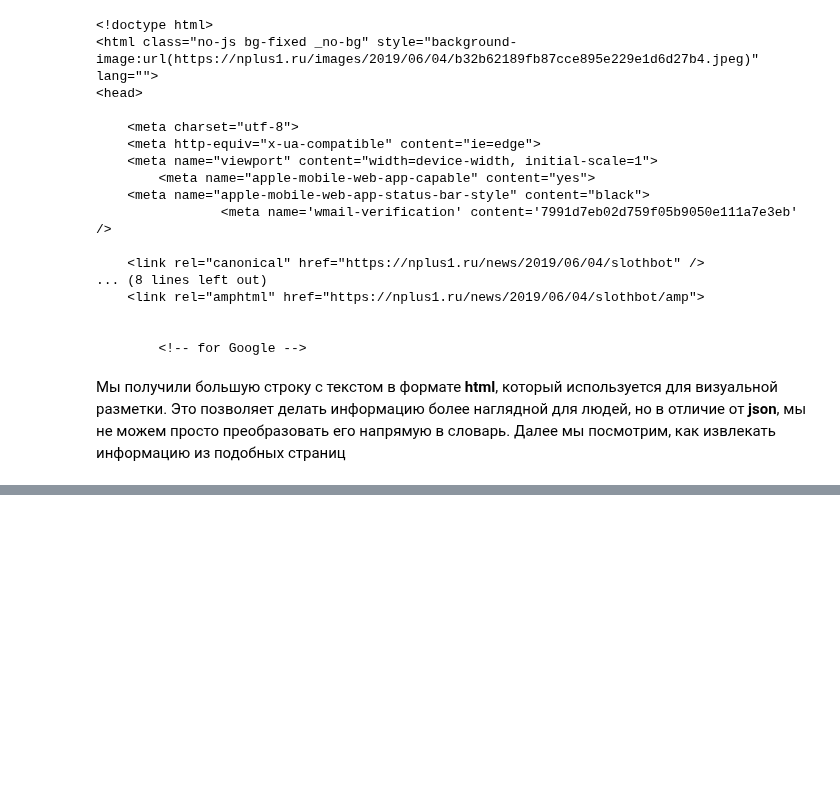
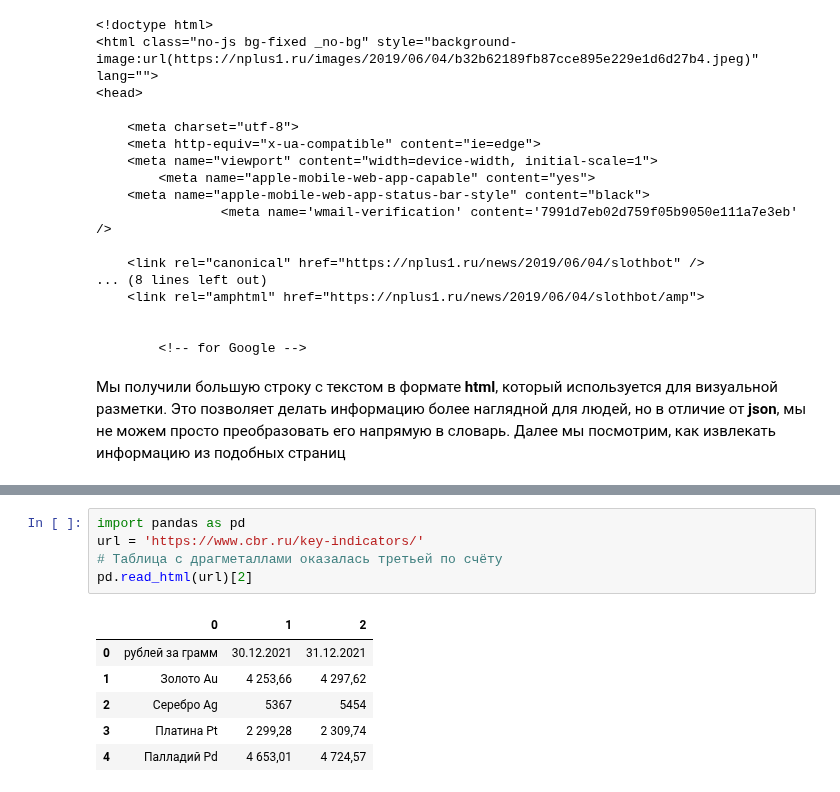
Before and after one commit to IvanovDmitryV/skillfactory_rds, a Jupyter notebook: Unit_7/Draft_Pyth_16.ipynb, the cells around one changed output, grey strips where cells are left out. Cells and saved outputs as stored; diff of their text form; blank space fills up the shorter version.

```diff
--- a/Unit_7/Draft_Pyth_16.ipynb
+++ b/Unit_7/Draft_Pyth_16.ipynb
@@ -191,0 +334,12 @@ print(response.text[:999])
+# %%
+import pandas as pd
+url = 'https://www.cbr.ru/key-indicators/'
+# Таблица с драгметаллами оказалась третьей по счёту
+pd.read_html(url)[2]
+# %% [output]
+|  | 0 | 1 | 2 |
+| 0 | рублей за грамм | 30.12.2021 | 31.12.2021 |
+| 1 | Золото Au | 4 253,66 | 4 297,62 |
+| 2 | Серебро Ag | 5367 | 5454 |
+| 3 | Платина Pt | 2 299,28 | 2 309,74 |
+| 4 | Палладий Pd | 4 653,01 | 4 724,57 |
```
Also changed, not shown: parts of 75 cells of this notebook, 4 other files.
